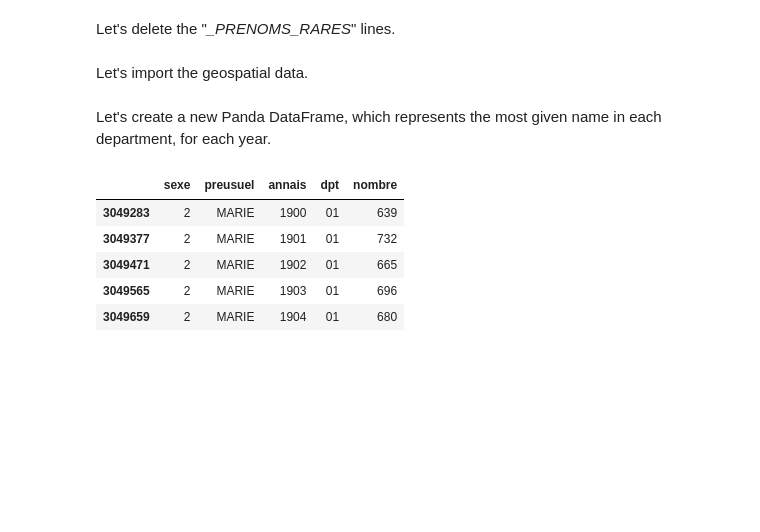
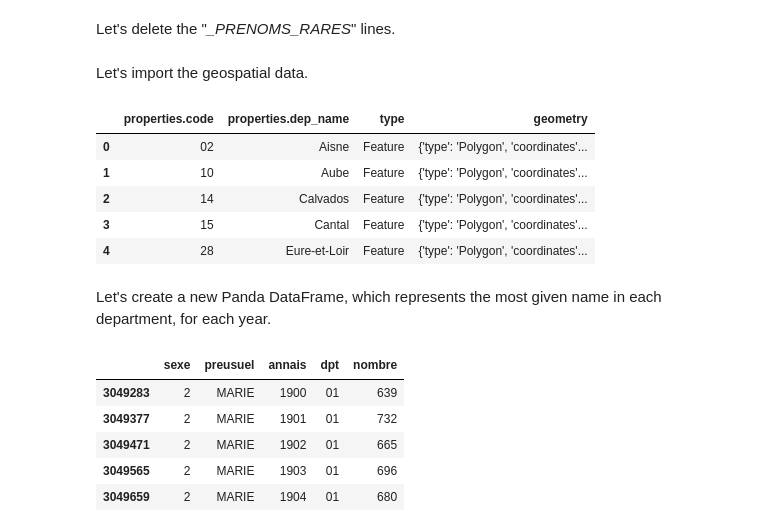
Before and after one commit to Dorian394/Visualization-Group-E, a Jupyter notebook: vis-2/vis-2.ipynb, the cells around one changed output. Cells and saved outputs as stored; diff of their text form; code cells hidden in the pictures; blank space fills up the shorter version.

```diff
--- a/vis-2/vis-2.ipynb
+++ b/vis-2/vis-2.ipynb
@@ -40,8 +43,28 @@ Let's import the geospatial data.
 # %%
 with open("departements.geojson", "r", encoding="utf-8") as f:
     geojson = json.load(f)
 
-geo_data = alt.Data(values=geojson["features"])
+
+df_geo = pd.DataFrame([
+    {
+        "properties.code": feature["properties"]["code"],
+        "properties.dep_name": feature["properties"]["nom"],
+        "type": feature["type"],
+        "geometry": feature["geometry"] # Dictionnaire GeoJSON pur préservé
+    }
+    for feature in geojson["features"]])
+
+df_geo['properties.code'] = df_geo['properties.code'].astype(str)
+df_geo[(df_geo['properties.code'] != '2A') & (df_geo['properties.code'] != '2B')]
+
+df_geo.head(5)
+# %% [output]
+|  | properties.code | properties.dep_name | type | geometry |
+| 0 | 02 | Aisne | Feature | {'type': 'Polygon', 'coordinates'... |
+| 1 | 10 | Aube | Feature | {'type': 'Polygon', 'coordinates'... |
+| 2 | 14 | Calvados | Feature | {'type': 'Polygon', 'coordinates'... |
+| 3 | 15 | Cantal | Feature | {'type': 'Polygon', 'coordinates'... |
+| 4 | 28 | Eure-et-Loir | Feature | {'type': 'Polygon', 'coordinates'... |
 # %% [markdown]
 Let's create a new Panda DataFrame, which represents the most given name in each department, for each year.
 # %%
```
Also changed, not shown: parts of 10 cells of this notebook.
